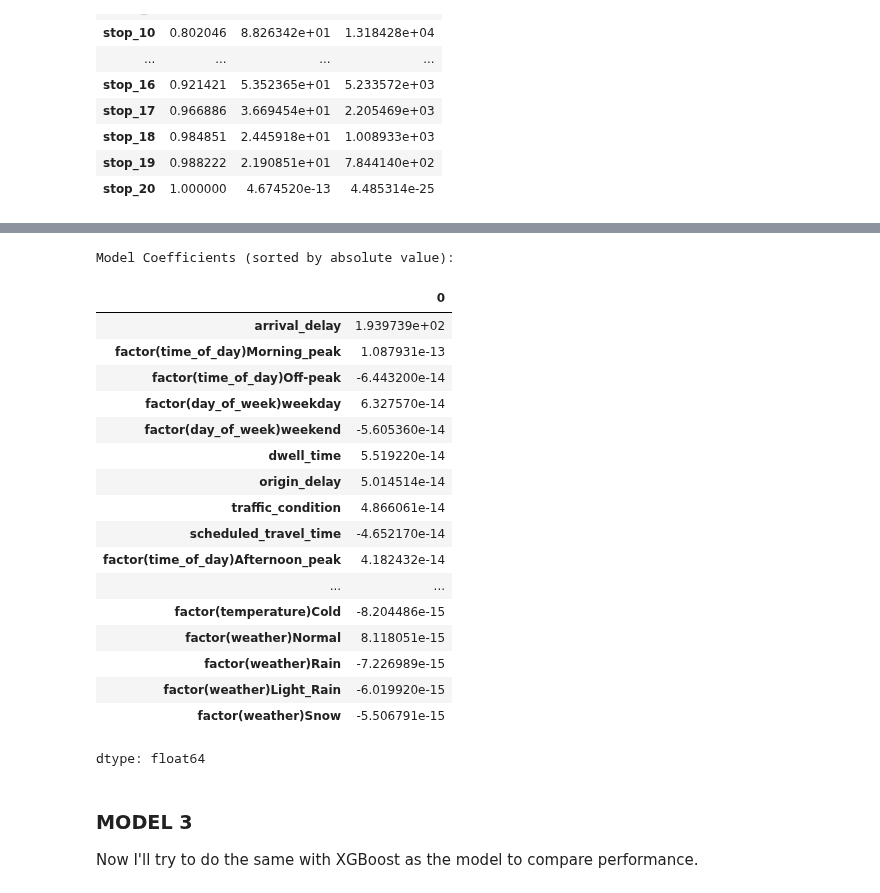
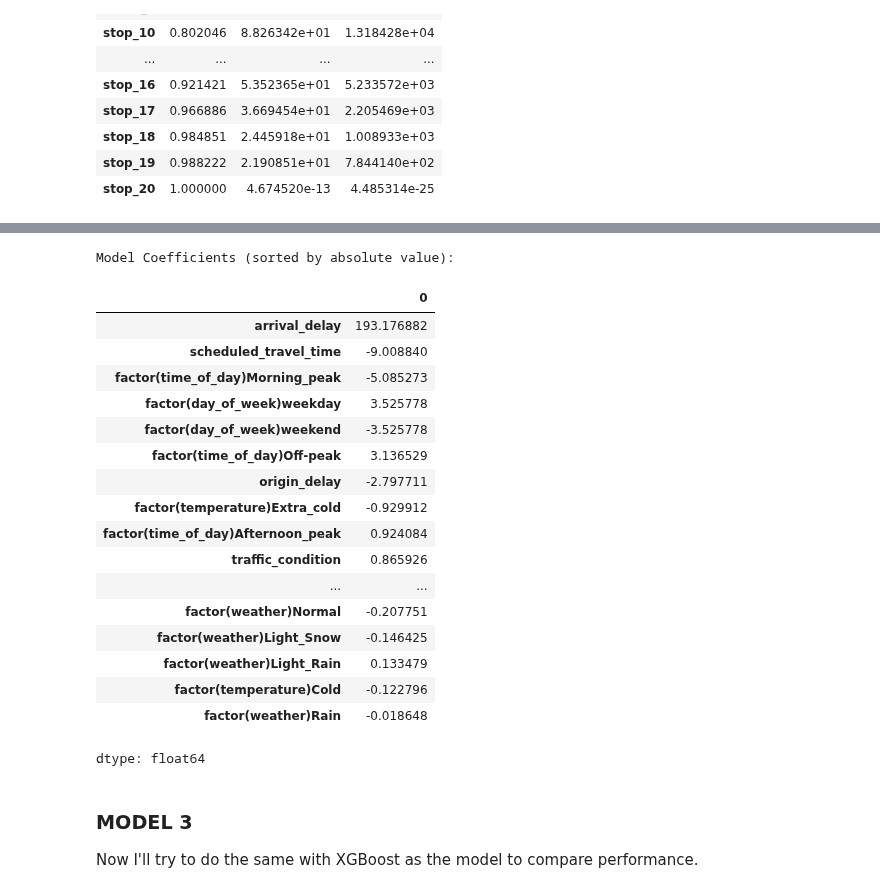
Before and after one commit to Gioalf/AH2179, a Jupyter notebook: project/AIprojectGioAlf.ipynb, the cells around one changed output, grey strips where cells are left out. Saved outputs shown, nothing was run; the diff lists cells and outputs as text; code cells hidden in the pictures.

Commit message:
starting model 4

```diff
--- a/project/AIprojectGioAlf.ipynb
+++ b/project/AIprojectGioAlf.ipynb
@@ -559,6 +559,7 @@ from sklearn.model_selection import TimeSeriesSplit
 
 df2 = {}
 models2 = {}
+test_train2={}
 results2 = {}
 
 for i in range(1, 21):
@@ -583,6 +584,8 @@ for i in range(1, 21):
     X_train_scaled = scaler.fit_transform(X_train)
     X_test_scaled = scaler.transform(X_test)
 
+    test_train2[f'stop_{i}'] = {'X_train_scaled': X_train_scaled, 'X_test_scaled': X_test_scaled, 'y_train': y_train, 'y_test': y_test}
+
     # Train model
     model = LinearRegression()
     model.fit(X_train_scaled, y_train)
@@ -620,35 +657,35 @@ pd.DataFrame(results2).T
 # %%
 # Get the coefficients and the feature names
-coefficients = models2['model_stop_20'].coef_
+coefficients = models2['model_stop_18'].coef_
 feature_names = X_train.columns
 
 # Create a pandas Series to easily view coefficients with their feature names
 coefficients_series = pd.Series(coefficients, index=feature_names)
 
 # Sort the coefficients by their absolute value to see the most influential features
 sorted_coefficients = coefficients_series.abs().sort_values(ascending=False)
 
 print("Model Coefficients (sorted by absolute value):")
 display(coefficients_series[sorted_coefficients.index])
 # %% [output]
 Model Coefficients (sorted by absolute value):
 |  | 0 |
-| arrival_delay | 1.939739e+02 |
-| factor(time_of_day)Morning_peak | 1.087931e-13 |
-| factor(time_of_day)Off-peak | -6.443200e-14 |
-| factor(day_of_week)weekday | 6.327570e-14 |
-| factor(day_of_week)weekend | -5.605360e-14 |
-| dwell_time | 5.519220e-14 |
-| origin_delay | 5.014514e-14 |
-| traffic_condition | 4.866061e-14 |
-| scheduled_travel_time | -4.652170e-14 |
-| factor(time_of_day)Afternoon_peak | 4.182432e-14 |
+| arrival_delay | 193.176882 |
+| scheduled_travel_time | -9.008840 |
+| factor(time_of_day)Morning_peak | -5.085273 |
+| factor(day_of_week)weekday | 3.525778 |
+| factor(day_of_week)weekend | -3.525778 |
+| factor(time_of_day)Off-peak | 3.136529 |
+| origin_delay | -2.797711 |
+| factor(temperature)Extra_cold | -0.929912 |
+| factor(time_of_day)Afternoon_peak | 0.924084 |
+| traffic_condition | 0.865926 |
 | ... | ... |
-| factor(temperature)Cold | -8.204486e-15 |
-| factor(weather)Normal | 8.118051e-15 |
-| factor(weather)Rain | -7.226989e-15 |
-| factor(weather)Light_Rain | -6.019920e-15 |
-| factor(weather)Snow | -5.506791e-15 |
+| factor(weather)Normal | -0.207751 |
+| factor(weather)Light_Snow | -0.146425 |
+| factor(weather)Light_Rain | 0.133479 |
+| factor(temperature)Cold | -0.122796 |
+| factor(weather)Rain | -0.018648 |
 dtype: float64
 # %% [markdown]
 ### **MODEL 3**
```
Also changed, not shown: parts of 4 cells of this notebook.
